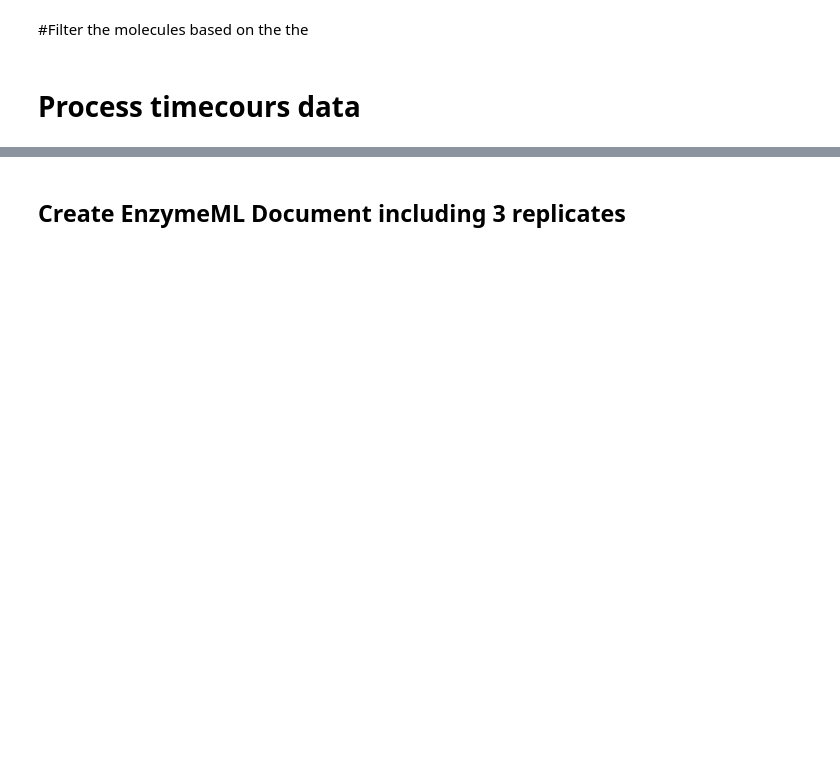
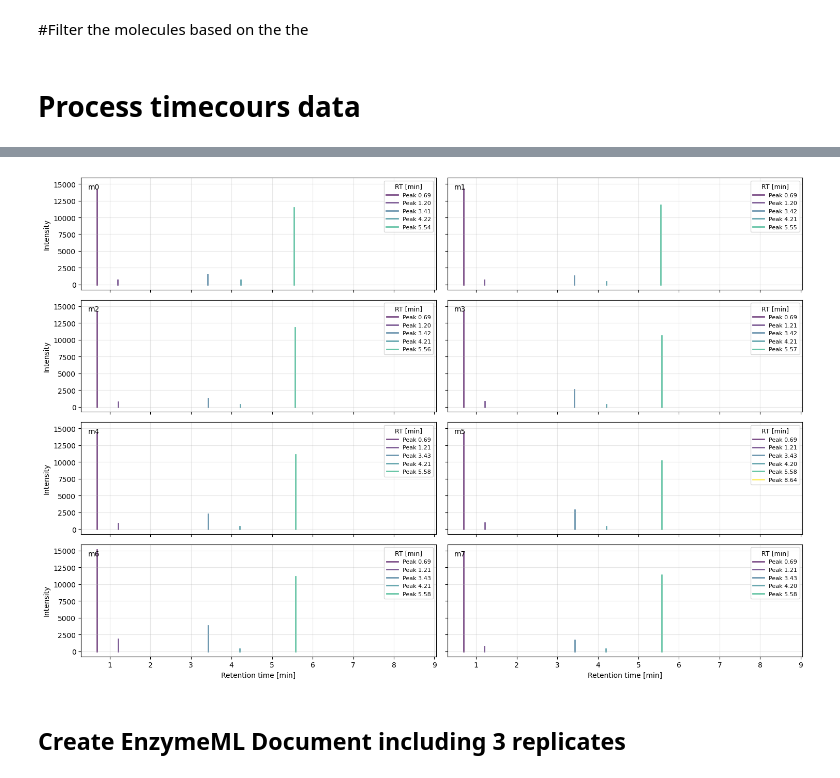
Before and after one commit to J4n-Nikl4s/HPLC_automatic_pre-processing, a Jupyter notebook: HPLC_analysis_multi_batch_excel.ipynb, the cells around one changed output, grey strips where cells are left out. Drawn from its saved outputs; the diff is of its cells as text; code cells hidden in the pictures; blank space fills up the shorter version.

```diff
--- a/HPLC_analysis_multi_batch_excel.ipynb
+++ b/HPLC_analysis_multi_batch_excel.ipynb
@@ -113,0 +139,3 @@ Found 3 time samples in data\time_sample\20241030 Ado ATP
+# %%
+handlers[0].visualize()
+# %% [output]
@@ -114,3 +143,4 @@ Found 3 time samples in data\time_sample\20241030 Ado ATP
+[figure, added]
 # %% [markdown]
 ## Create EnzymeML Document including 3 replicates
 # %%
```
Also changed, not shown: parts of 7 cells of this notebook, 11 other files.
